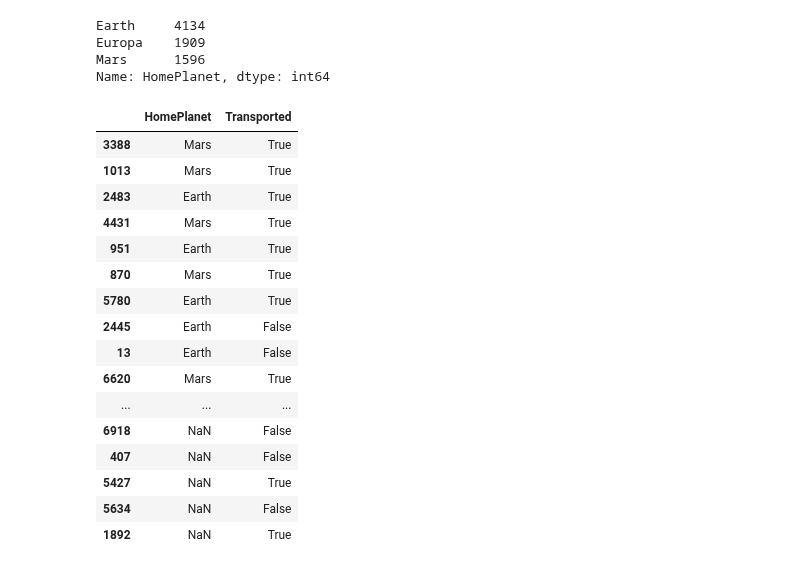
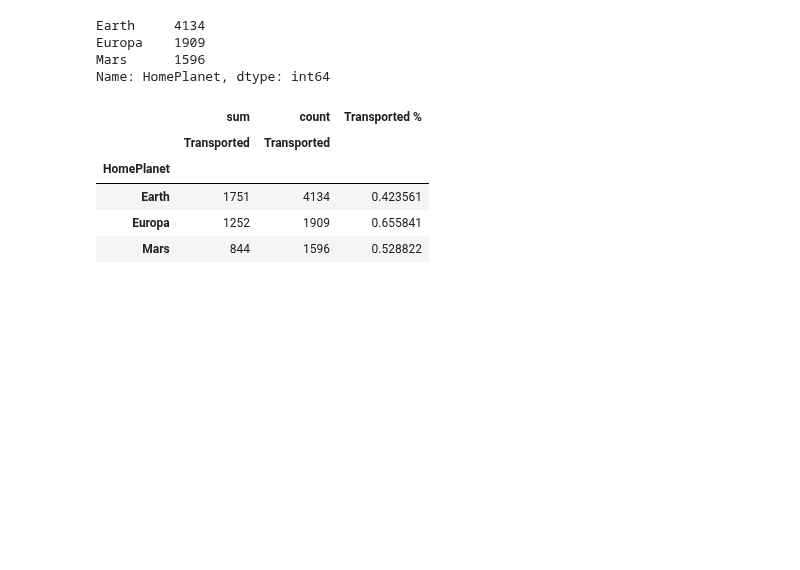
Before and after one commit to PashaIanko/Kaggle.Spaceship-Titanic, a Jupyter notebook: 1_data_exploration.ipynb, the cells around one changed output. Saved outputs shown, nothing was run; the diff lists cells and outputs as text; code cells hidden in the pictures; blank space fills up the shorter version.

Commit message:
home planet pivot table

```diff
--- a/1_data_exploration.ipynb
+++ b/1_data_exploration.ipynb
@@ -302,25 +305,23 @@ Earth     4134
 Europa    1909
 Mars      1596
 Name: HomePlanet, dtype: int64
-# %%
-df_exploration.loc[:, ['HomePlanet', 'Transported']].\
-    groupby('HomePlanet').\
-    head()
-# %% [output]
-|  | HomePlanet | Transported |
-| 3388 | Mars | True |
-| 1013 | Mars | True |
-| 2483 | Earth | True |
-| 4431 | Mars | True |
-| 951 | Earth | True |
-| 870 | Mars | True |
-| 5780 | Earth | True |
-| 2445 | Earth | False |
-| 13 | Earth | False |
-| 6620 | Mars | True |
-| ... | ... | ... |
-| 6918 | NaN | False |
-| 407 | NaN | False |
-| 5427 | NaN | True |
-| 5634 | NaN | False |
-| 1892 | NaN | True |
+# %%
+home_planet_table = pd.pivot_table(
+    df_exploration,
+    values=['Transported'],
+    index=['HomePlanet'],
+    aggfunc=['sum', 'count']
+)
+
+home_planet_table['Transported %'] = \
+    home_planet_table['sum']['Transported'] \
+    / home_planet_table['count']['Transported']
+
+home_planet_table
+# %% [output]
+|  | sum | count | Transported % |
+|  | Transported | Transported |  |
+| HomePlanet |  |  |  |
+| Earth | 1751 | 4134 | 0.423561 |
+| Europa | 1252 | 1909 | 0.655841 |
+| Mars | 844 | 1596 | 0.528822 |
```
Also changed, not shown: parts of 3 cells of this notebook.
